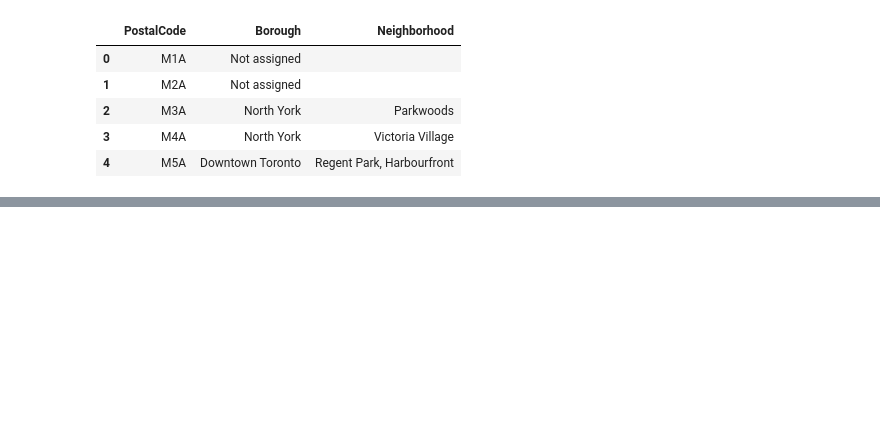
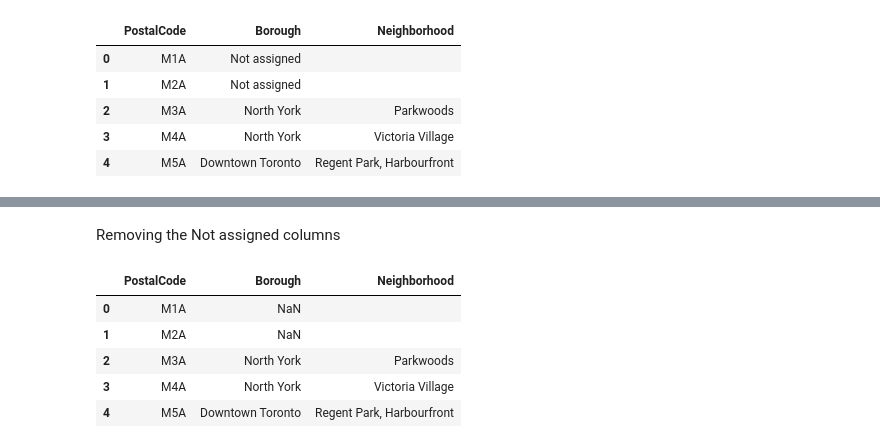
Before and after one commit to AbhiramMannam/Segmenting-and-Clustering-Neighborhoods-in-Toronto, a Jupyter notebook: Segmenting and Clustering Neighborhoods in Toronto.ipynb, the cells around one changed output, grey strips where cells are left out. Cells and saved outputs as stored; diff of their text form; code cells hidden in the pictures; blank space fills up the shorter version.

```diff
--- a/Segmenting and Clustering Neighborhoods in Toronto.ipynb
+++ b/Segmenting and Clustering Neighborhoods in Toronto.ipynb
@@ -131,0 +130,2 @@ df.head()
+# %% [markdown]
+Removing the Not assigned columns
@@ -131,0 +135,9 @@ df.head()
+# %%
+df.head()
+# %% [output]
+|  | PostalCode | Borough | Neighborhood |
+| 0 | M1A | NaN |  |
+| 1 | M2A | NaN |  |
+| 2 | M3A | North York | Parkwoods |
+| 3 | M4A | North York | Victoria Village |
+| 4 | M5A | Downtown Toronto | Regent Park, Harbourfront |
```
Also changed, not shown: parts of 12 cells of this notebook.
